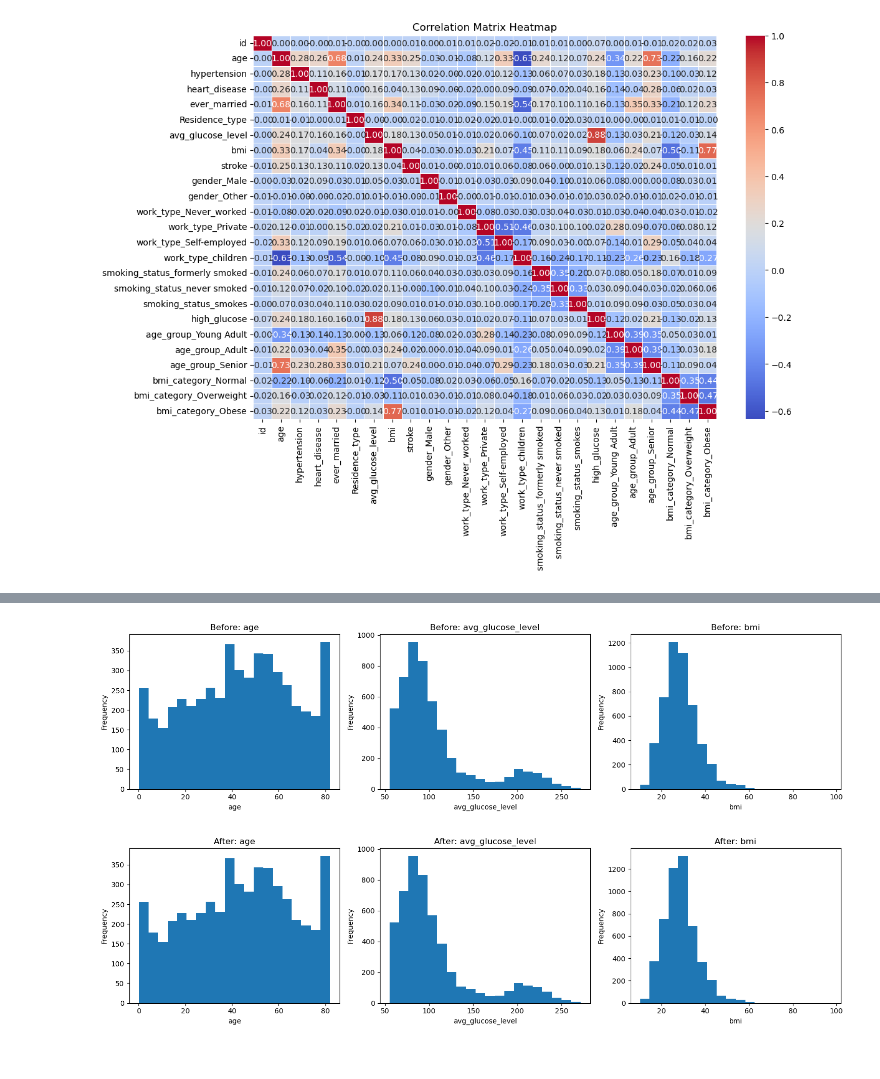
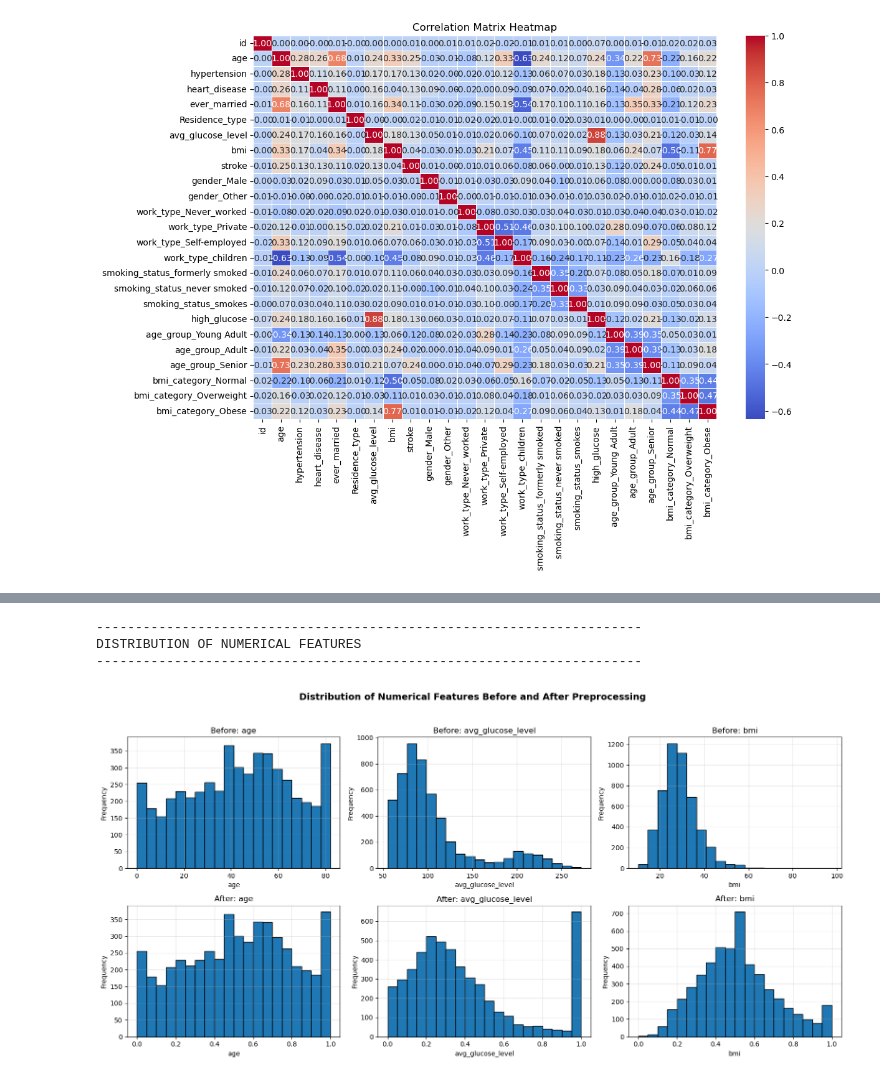
Before and after one commit to Nandhana-22/AI_ML_Exercise1, a Jupyter notebook: AI-ML(LabExercise1).ipynb, the cells around one changed output, grey strips where cells are left out. Saved outputs shown, nothing was run; the diff lists cells and outputs as text; code cells hidden in the pictures.

```diff
--- a/AI-ML(Exercise1) (1).ipynb
+++ b/AI-ML(LabExercise1).ipynb
@@ -213,29 +225,31 @@ import seaborn as sns #python data visualisation library
 numerical_columns = ['age', 'avg_glucose_level', 'bmi']
 for c in numerical_columns:
     #Calculate quartiles
-    Q1 = df[c].quantile(0.25)
-    Q3 = df[c].quantile(0.75)
+    Q1 = df_new[c].quantile(0.25)
+    Q3 = df_new[c].quantile(0.75)
     IQR = Q3 - Q1
     #outlier thresholds
     lower = Q1 - 1.5 * IQR
     upper = Q3 + 1.5 * IQR
-    outliers = df[(df[c] < lower) | (df[c] > upper)]
+    outliers = df_new[(df_new[c] < lower) | (df_new[c] > upper)]
     print(f"{c}")
     print("Number of Outliers:", len(outliers))
     print()
     #print("Outlier values:", outliers[c].values)
+print("-" * 80)
 
 plt.figure(figsize=(12,5))
 for i, col in enumerate(numerical_columns):
     plt.subplot(1,3,i+1)
-    sns.boxplot(y=df[col])
+    sns.boxplot(y=df_new[col])
     plt.title(col)
 
 plt.tight_layout()
 plt.show()
+print("-" * 80)
 
 from scipy.stats import zscore
-z_scores = df[numerical_columns].apply(zscore)
+z_scores = df_new[numerical_columns].apply(zscore)
 outliers = (abs(z_scores) > 3)
 print(outliers.sum())
 # %% [output]
@@ -254,7 +271,7 @@ bmi                   0
 dtype: int64
 # %%
 #Question 7 Handle outliers using IQR capping
-df_new = df.copy()
+
 numerical_columns = ['age', 'avg_glucose_level', 'bmi']
 for c in numerical_columns:
     Q1 = df_new[c].quantile(0.25)
@@ -474,12 +552,13 @@ print(df.columns)
 #current data types
 print("Current data types:\n",df_new.dtypes)
 print()
+print("-" * 80)
 
 # Convert age to float
 df_new['age'] = df_new['age'].astype(float)
 print(df_new['age'].dtype)
 print()
-df['high_glucose'] = df['high_glucose'].astype(int)
+df_new['high_glucose'] = df_new['high_glucose'].astype(int)
 print(df_new['high_glucose'].dtype)
 
 print(df.dtypes)
@@ -581,34 +788,44 @@ Name: count, dtype: int64
 # %%
-#Question 17
+#Question 17 distribution of numerical features before and after pre-processing.
 
-import pandas as pd
-df = pd.read_csv(r"C:\Users\NANDHANA\Downloads\archive\healthcare-dataset-stroke-data.csv")
-numerical_columns = ['age', 'avg_glucose_level', 'bmi']
 import matplotlib.pyplot as plt
 
-plt.figure(figsize=(15, 4))
+print("-" * 70)
+print("DISTRIBUTION OF NUMERICAL FEATURES")
+print("-" * 70)
+
+numerical_columns = ['age', 'avg_glucose_level', 'bmi']
+
+# Create a 2 × 3 layout
+fig, axes = plt.subplots(2, 3, figsize=(16, 8))
 
 for i, col in enumerate(numerical_columns):
-    plt.subplot(1, 3, i+1)
-    plt.hist(df[col].dropna(), bins=20)
-    plt.title(f'Before: {col}')
-    plt.xlabel(col)
-    plt.ylabel('Frequency')
 
-plt.tight_layout()
+    # Before preprocessing
+    axes[0, i].hist(df[col].dropna(), bins=20,
+                    edgecolor='black')
+    axes[0, i].set_title(f"Before: {col}")
+    axes[0, i].set_xlabel(col)
+    axes[0, i].set_ylabel("Frequency")
+    axes[0, i].grid(alpha=0.3)
+
+    # After preprocessing
+    axes[1, i].hist(df_new[col].dropna(), bins=20,
+                    edgecolor='black')
+    axes[1, i].set_title(f"After: {col}")
+    axes[1, i].set_xlabel(col)
+    axes[1, i].set_ylabel("Frequency")
+    axes[1, i].grid(alpha=0.3)
+
+plt.suptitle("Distribution of Numerical Features Before and After Preprocessing",
+             fontsize=14,
+             fontweight='bold')
+
+plt.tight_layout(rect=[0,0,1,0.95])
+
 plt.show()
-
-plt.figure(figsize=(15, 4))
-
-for i, col in enumerate(numerical_columns):
-    plt.subplot(1, 3, i+1)
-    plt.hist(df_new[col].dropna(), bins=20)
-    plt.title(f'After: {col}')
-    plt.xlabel(col)
-    plt.ylabel('Frequency')
-
-plt.tight_layout()
-plt.show()
 # %% [output]
+----------------------------------------------------------------------
+DISTRIBUTION OF NUMERICAL FEATURES
+----------------------------------------------------------------------
-[figure, old version]
+[figure, new version]
-[figure, removed]
```
Also changed, not shown: parts of 21 cells of this notebook, 1 other file.
